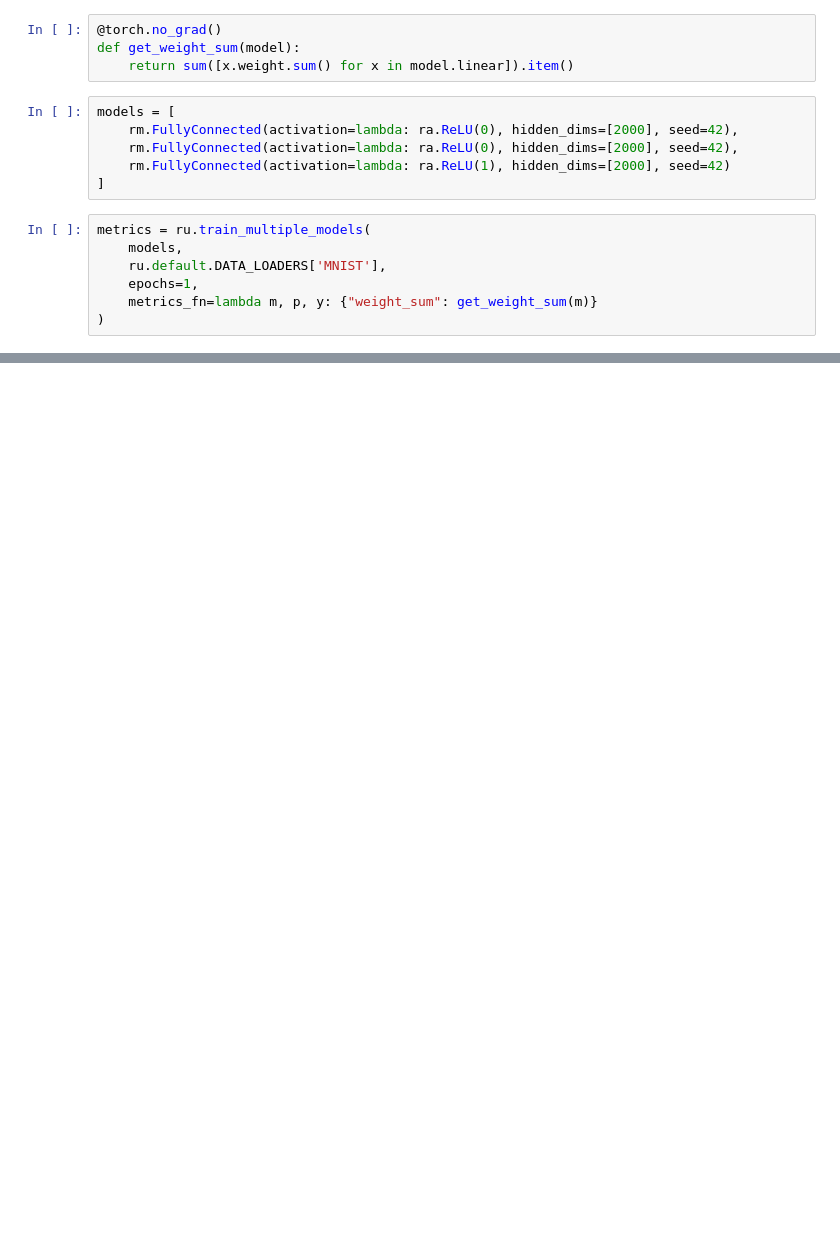
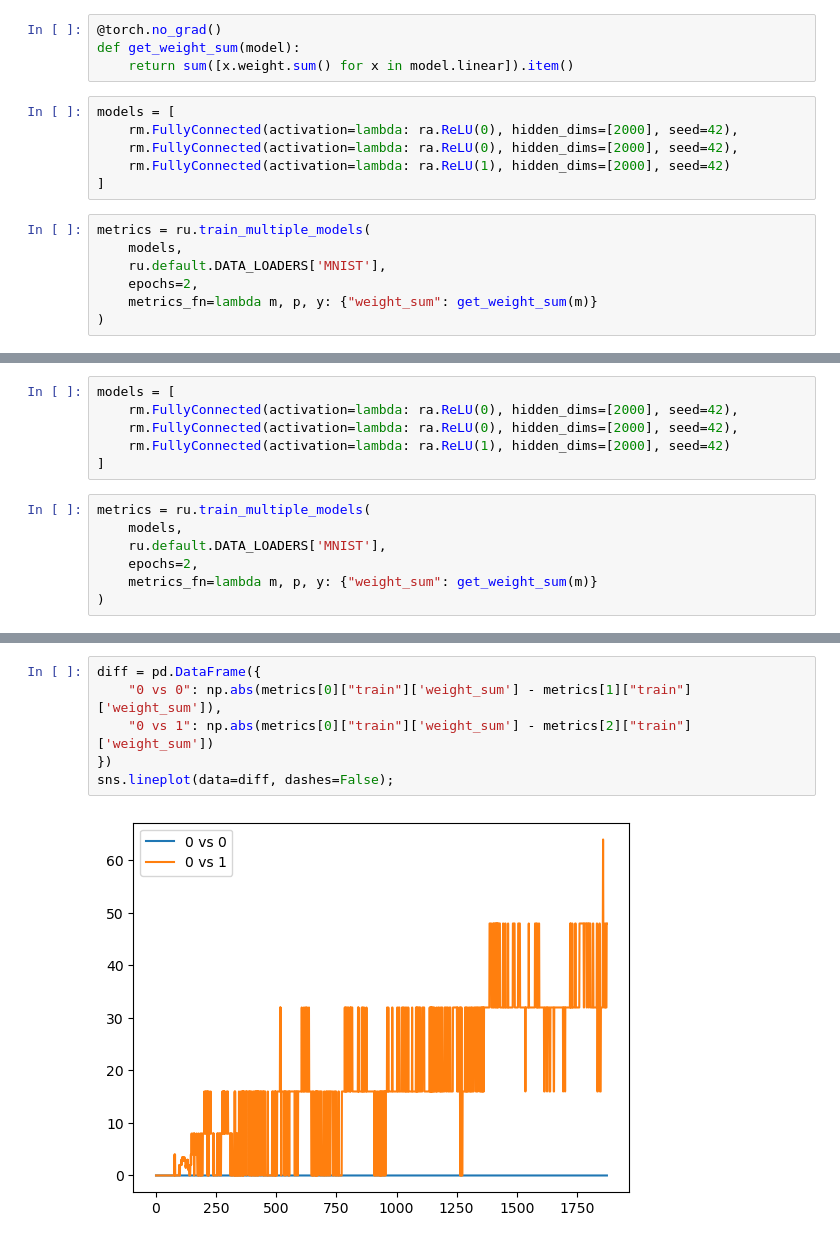
Before and after one commit to CS-433/ml-project-2-ristrettolearning-2, a Jupyter notebook: notebooks/initial_experiment.ipynb, the cells around one changed output, grey strips where cells are left out. Drawn from its saved outputs; the diff is of its cells as text; blank space fills up the shorter version.

```diff
--- a/notebooks/initial_experiment.ipynb
+++ b/notebooks/initial_experiment.ipynb
@@ -29,7 +29,7 @@ models = [
 metrics = ru.train_multiple_models(
     models,
     ru.default.DATA_LOADERS['MNIST'],
-    epochs=1,
+    epochs=2,
     metrics_fn=lambda m, p, y: {"weight_sum": get_weight_sum(m)}
 )
 # %% [output]
@@ -62,0 +67,13 @@ sns.lineplot(data=diff, dashes=False)
+# %%
+models = [
+    rm.FullyConnected(activation=lambda: ra.ReLU(0), hidden_dims=[2000], seed=42),
+    rm.FullyConnected(activation=lambda: ra.ReLU(0), hidden_dims=[2000], seed=42),
+    rm.FullyConnected(activation=lambda: ra.ReLU(1), hidden_dims=[2000], seed=42)
+]
+# %%
+metrics = ru.train_multiple_models(
+    models,
+    ru.default.DATA_LOADERS['MNIST'],
+    epochs=2,
+    metrics_fn=lambda m, p, y: {"weight_sum": get_weight_sum(m)}
+)
@@ -62,0 +98,8 @@ sns.lineplot(data=diff, dashes=False)
+# %%
+diff = pd.DataFrame({
+    "0 vs 0": np.abs(metrics[0]["train"]['weight_sum'] - metrics[1]["train"]['weight_sum']),
+    "0 vs 1": np.abs(metrics[0]["train"]['weight_sum'] - metrics[2]["train"]['weight_sum'])
+})
+sns.lineplot(data=diff, dashes=False);
+# %% [output]
+[figure, added]
```
Also changed, not shown: parts of 7 cells of this notebook.
